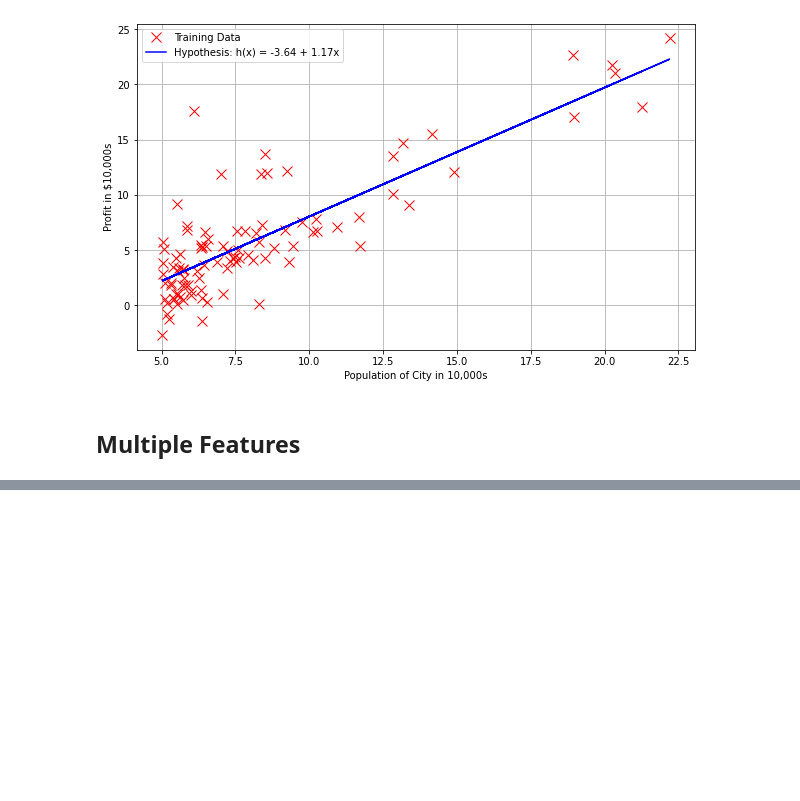
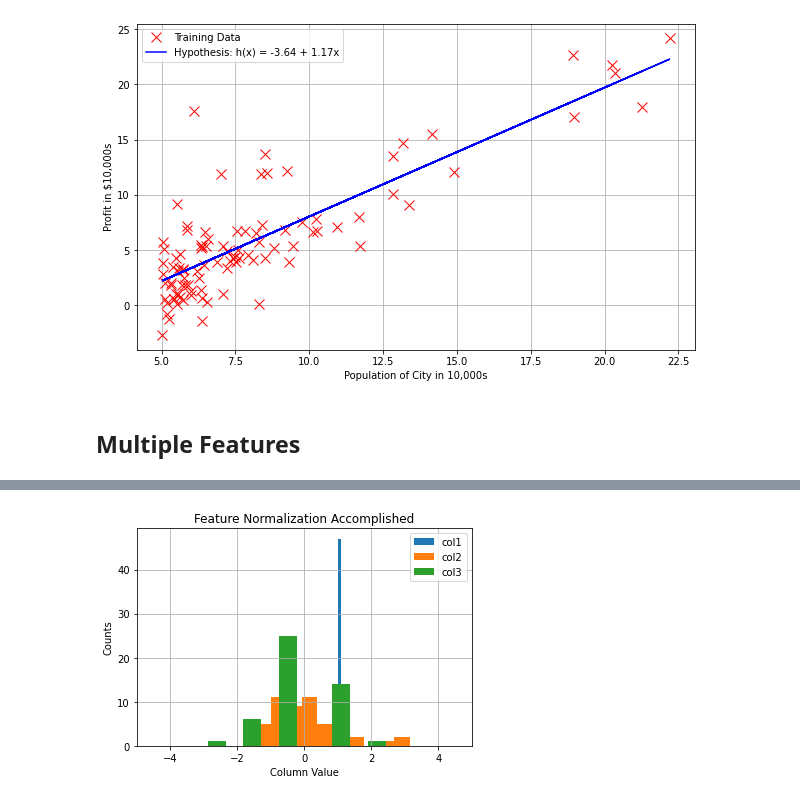
Before and after one commit to MiyamaRemi/Machine-Learning-ex, a Jupyter notebook: ml_ipynb/ex1/ex1.ipynb, the cells around one changed output, grey strips where cells are left out. Saved outputs shown, nothing was run; the diff lists cells and outputs as text; code cells hidden in the pictures; blank space fills up the shorter version.

```diff
--- a/ml_ipynb/ex1/ex1.ipynb
+++ b/ml_ipynb/ex1/ex1.ipynb
@@ -117,0 +120,26 @@ dummy = plt.legend()
+# %%
+#Feature normalizing the columns (subtract mean, divide by standard deviation)
+
+#Note don't modify the original X matrix, use a copy
+stored_feature_means, stored_feature_stds = [], []
+Xnorm = X.copy()
+for icol in range(Xnorm.shape[1]):
+    stored_feature_means.append(np.mean(Xnorm[:,icol]))
+    stored_feature_stds.append(np.std(Xnorm[:,icol]))
+    #Skip the first column
+    if not icol: continue
+    #Faster to not recompute the mean and std again, just used stored values
+    Xnorm[:,icol] = (Xnorm[:,icol] - stored_feature_means[-1])/stored_feature_stds[-1]
+# %%
+#Quick visualize the feature-normalized data
+plt.grid(True)
+plt.xlim([-5,5])
+dummy = plt.hist(Xnorm[:,0],label = 'col1')
+dummy = plt.hist(Xnorm[:,1],label = 'col2')
+dummy = plt.hist(Xnorm[:,2],label = 'col3')
+plt.title('Feature Normalization Accomplished')
+plt.xlabel('Column Value')
+plt.ylabel('Counts')
+dummy = plt.legend()
+# %% [output]
+[figure, added]
```
Also changed, not shown: parts of 4 cells of this notebook, 1 other file.
